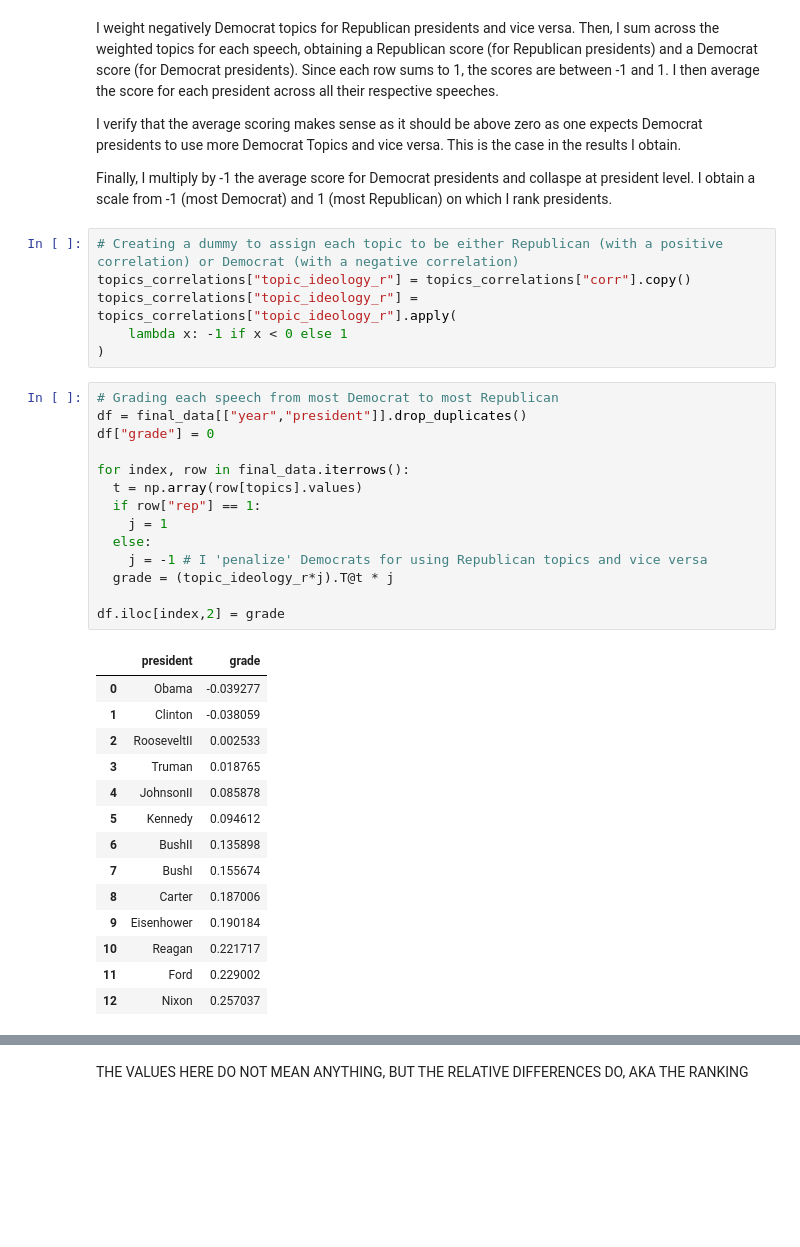
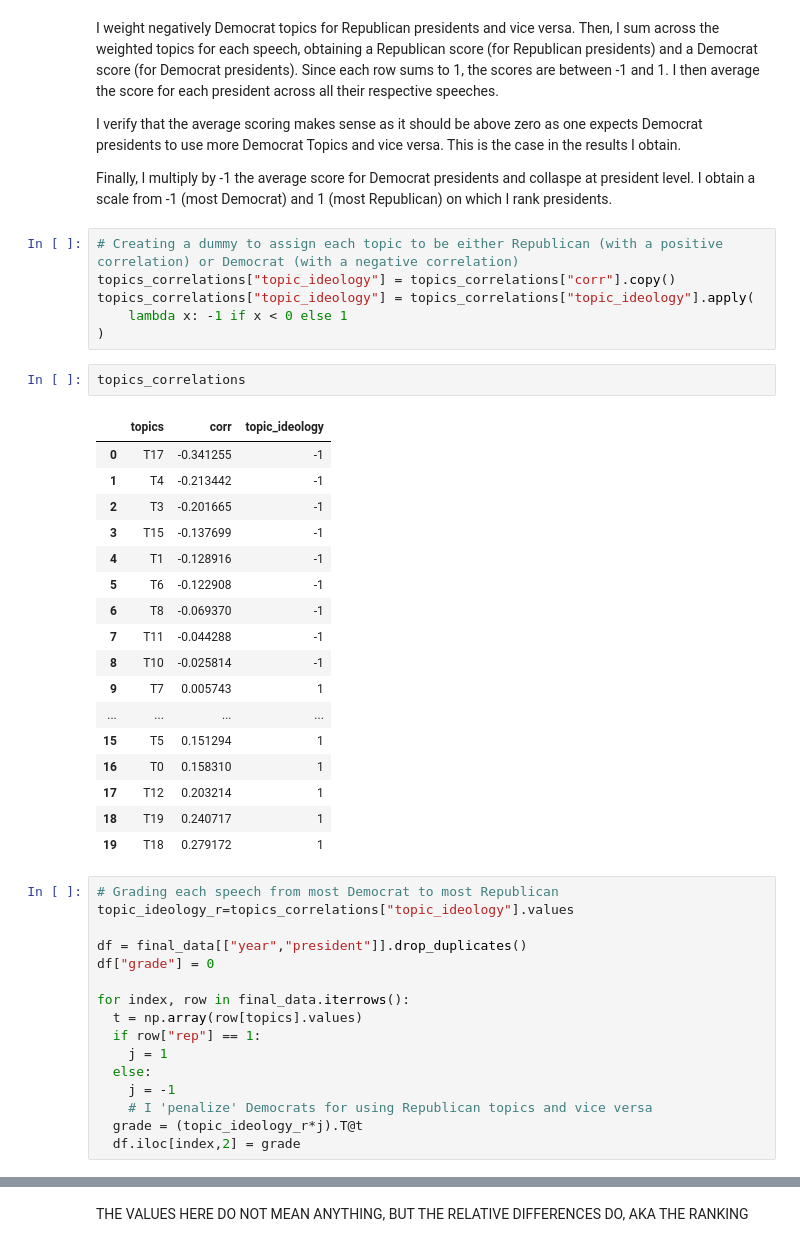
Before and after one commit to mearoche/text-mining-tutorial, a Jupyter notebook: Ass3.ipynb, the cells around one changed output, grey strips where cells are left out. Saved outputs shown, nothing was run; the diff lists cells and outputs as text; blank space fills up the shorter version.

```diff
--- a/Ass3.ipynb
+++ b/Ass3.ipynb
@@ -361,12 +370,34 @@ I verify that the average scoring makes sense as it should be above zero as one
 Finally, I multiply by -1 the average score for Democrat presidents and collaspe at president level. I obtain a scale from -1 (most Democrat) and 1 (most Republican) on which I rank presidents.
 # %%
 # Creating a dummy to assign each topic to be either Republican (with a positive correlation) or Democrat (with a negative correlation)
-topics_correlations["topic_ideology_r"] = topics_correlations["corr"].copy()
-topics_correlations["topic_ideology_r"] = topics_correlations["topic_ideology_r"].apply(
+topics_correlations["topic_ideology"] = topics_correlations["corr"].copy()
+topics_correlations["topic_ideology"] = topics_correlations["topic_ideology"].apply(
     lambda x: -1 if x < 0 else 1
 )
+# %%
+topics_correlations
+# %% [output]
+|  | topics | corr | topic_ideology |
+| 0 | T17 | -0.341255 | -1 |
+| 1 | T4 | -0.213442 | -1 |
+| 2 | T3 | -0.201665 | -1 |
+| 3 | T15 | -0.137699 | -1 |
+| 4 | T1 | -0.128916 | -1 |
+| 5 | T6 | -0.122908 | -1 |
+| 6 | T8 | -0.069370 | -1 |
+| 7 | T11 | -0.044288 | -1 |
+| 8 | T10 | -0.025814 | -1 |
+| 9 | T7 | 0.005743 | 1 |
+| ... | ... | ... | ... |
+| 15 | T5 | 0.151294 | 1 |
+| 16 | T0 | 0.158310 | 1 |
+| 17 | T12 | 0.203214 | 1 |
+| 18 | T19 | 0.240717 | 1 |
+| 19 | T18 | 0.279172 | 1 |
 # %%
 # Grading each speech from most Democrat to most Republican
+topic_ideology_r=topics_correlations["topic_ideology"].values
+
 df = final_data[["year","president"]].drop_duplicates()
 df["grade"] = 0
 
@@ -375,22 +406,7 @@ for index, row in final_data.iterrows():
   if row["rep"] == 1:
     j = 1
   else:
-    j = -1 # I 'penalize' Democrats for using Republican topics and vice versa
-  grade = (topic_ideology_r*j).T@t * j
-
-df.iloc[index,2] = grade
+    j = -1
+    # I 'penalize' Democrats for using Republican topics and vice versa
+  grade = (topic_ideology_r*j).T@t
+  df.iloc[index,2] = grade
-# %% [output]
-|  | president | grade |
-| 0 | Obama | -0.039277 |
-| 1 | Clinton | -0.038059 |
-| 2 | RooseveltII | 0.002533 |
-| 3 | Truman | 0.018765 |
-| 4 | JohnsonII | 0.085878 |
-| 5 | Kennedy | 0.094612 |
-| 6 | BushII | 0.135898 |
-| 7 | BushI | 0.155674 |
-| 8 | Carter | 0.187006 |
-| 9 | Eisenhower | 0.190184 |
-| 10 | Reagan | 0.221717 |
-| 11 | Ford | 0.229002 |
-| 12 | Nixon | 0.257037 |
```
Also changed, not shown: parts of 10 cells of this notebook.
